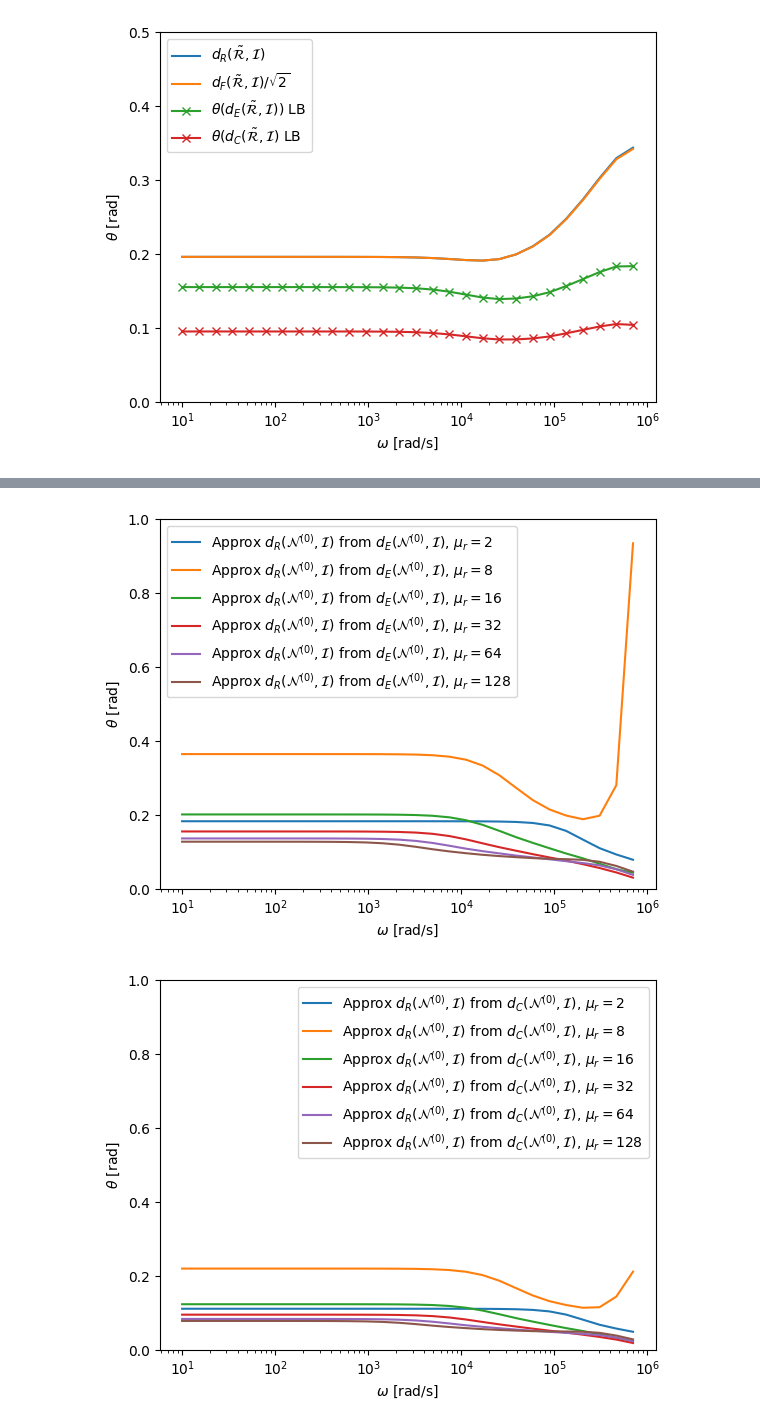
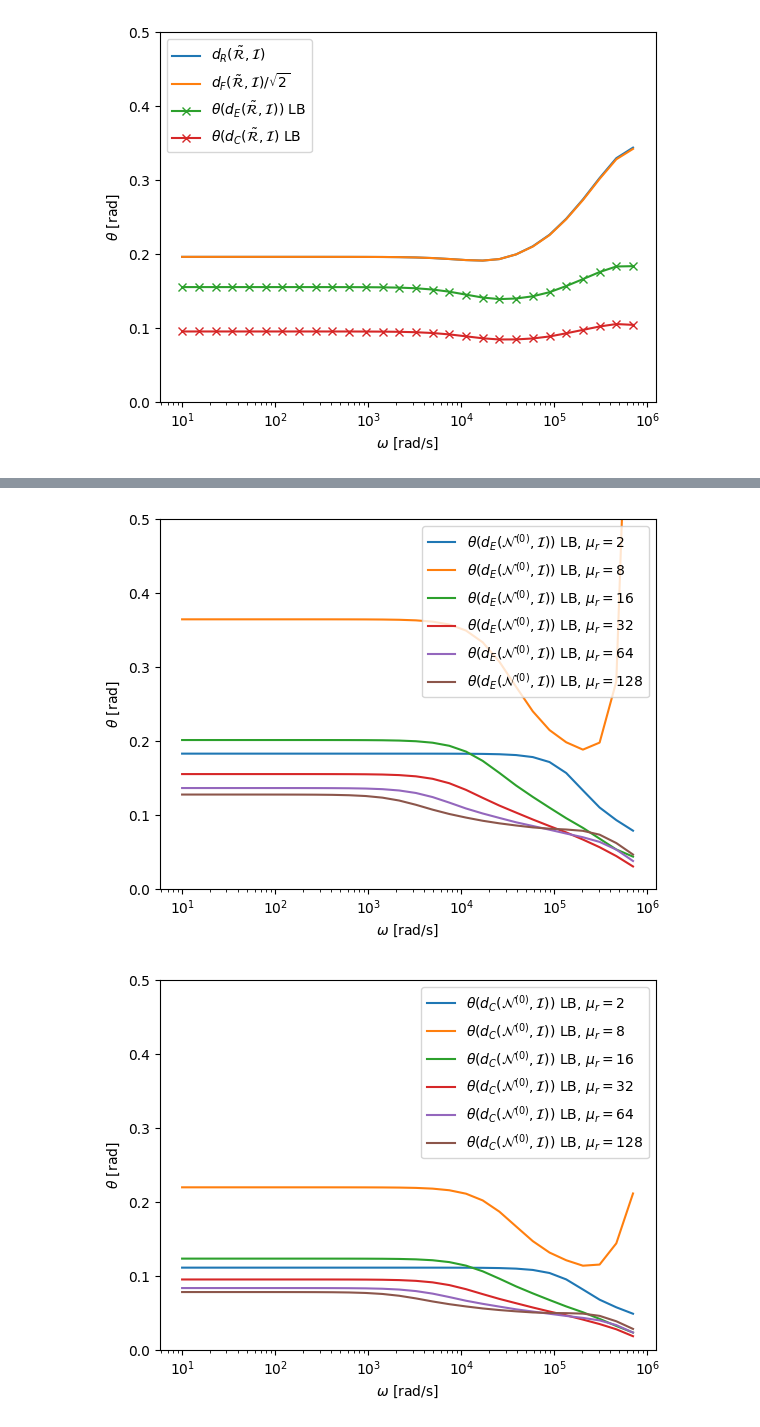
Before and after one commit to pdledger/Rodrigues_Angles, a Jupyter notebook: two_tetra_homog.ipynb, the cells around one changed output, grey strips where cells are left out. Cells and saved outputs as stored; diff of their text form; code cells hidden in the pictures.

```diff
--- a/two_tetra_homog.ipynb
+++ b/two_tetra_homog.ipynb
@@ -386,44 +384,44 @@ plt.show()
 # %%
 fig=plt.figure()
 for count in range(1,7):
-    plt.semilogx(Frequencies,N0Results[count,:],label=r'Approx $d_R({\cal N}^{(0)},{\cal I})$ from $d_E({\cal N}^{(0)},{\cal I})$, $\mu_r=$'+str(murlist[count]))
+    plt.semilogx(Frequencies,N0Results[count,:],label=r'$\theta(d_E({\cal N}^{(0)},{\cal I}))$ LB, $\mu_r=$'+str(murlist[count]))
 plt.xlabel(r'$\omega$ [rad/s]')
 plt.ylabel(r'$\theta$ [rad]')
 plt.legend()
-plt.ylim(0,1.0)
+plt.ylim(0,0.5)
 plt.savefig("CSG_TwoTetra_apprxdR_metrics_N0_al_0.001_varymu_sig_1e7_ord3.pdf")
 plt.show()
 
 fig=plt.figure()
 for count in range(1,7):
-    plt.semilogx(Frequencies,dCN0results[count,:],label=r'Approx $d_R({\cal N}^{(0)},{\cal I})$ from $d_C({\cal N}^{(0)},{\cal I})$, $\mu_r=$'+str(murlist[count]))
+    plt.semilogx(Frequencies,dCN0results[count,:],label=r'$\theta(d_C({\cal N}^{(0)},{\cal I}))$ LB, $\mu_r=$'+str(murlist[count]))
 plt.xlabel(r'$\omega$ [rad/s]')
 plt.ylabel(r'$\theta$ [rad]')
 plt.legend()
-plt.ylim(0,1.0)
+plt.ylim(0,0.5)
 plt.savefig("CSG_TwoTetra_apprxdR_metricsdC_N0_al_0.001_varymu_sig_1e7_ord3.pdf")
 plt.show()
 
 
 fig=plt.figure()
 for count in range(1,7):
     plt.semilogx(Frequencies,dRN0results[count,:],label=r'$d_R({\cal N}^{(0)},{\cal I})$, $\mu_r=$'+str(murlist[count]))
 plt.xlabel(r'$\omega$ [rad/s]')
 plt.ylabel(r'$\theta$ [rad]')
 plt.legend()
-plt.ylim(0,1.0)
+plt.ylim(0,0.5)
 plt.savefig("CSG_TwoTetra_dR_metrics_N0_al_0.001_varymu_sig_1e7_ord3.pdf")
 plt.show()
 
 fig=plt.figure()
 for count in range(1,7):
     plt.semilogx(Frequencies,dFN0results[count,:]/np.sqrt(2),label=r'$d_F({\cal N}^{(0)},{\cal I})/\sqrt{2}$, $\mu_r=$'+str(murlist[count]))
 plt.xlabel(r'$\omega$ [rad/s]')
 plt.ylabel(r'$\theta$ [rad]')
 plt.legend()
-plt.ylim(0,1.0)
+plt.ylim(0,0.5)
 plt.savefig("CSG_TwoTetra_dF_metrics_N0_al_0.001_varymu_sig_1e7_ord3.pdf")
 plt.show()
 # %% [output]
-[figure, old version]
+[figure, new version]
-[figure, old version]
+[figure, new version]
```
Also changed, not shown: parts of 6 cells of this notebook, 26 other files.
